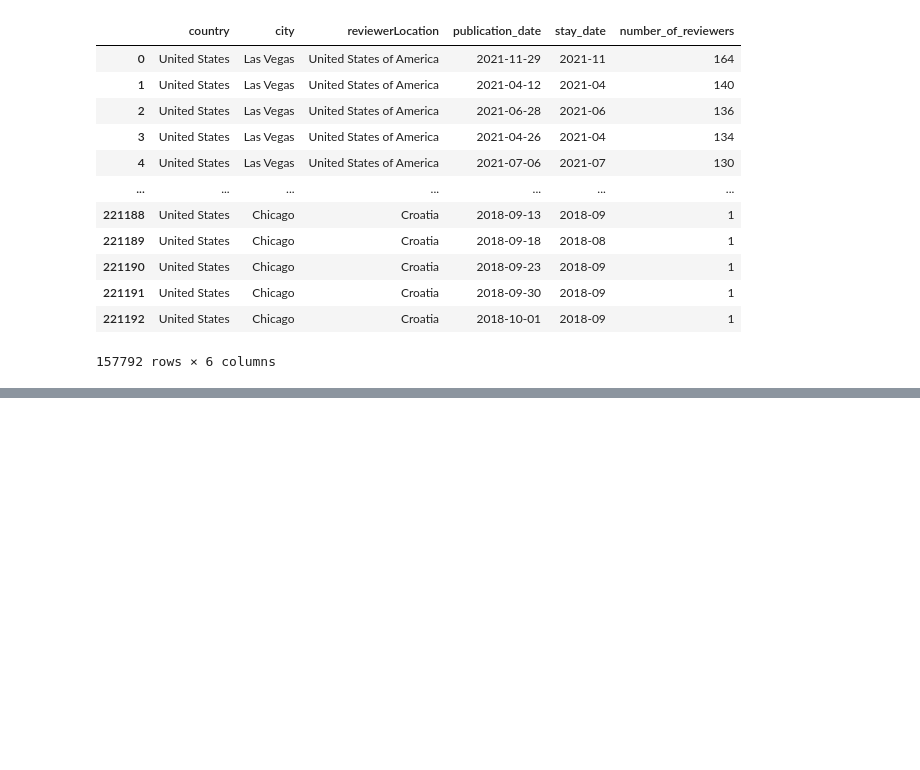
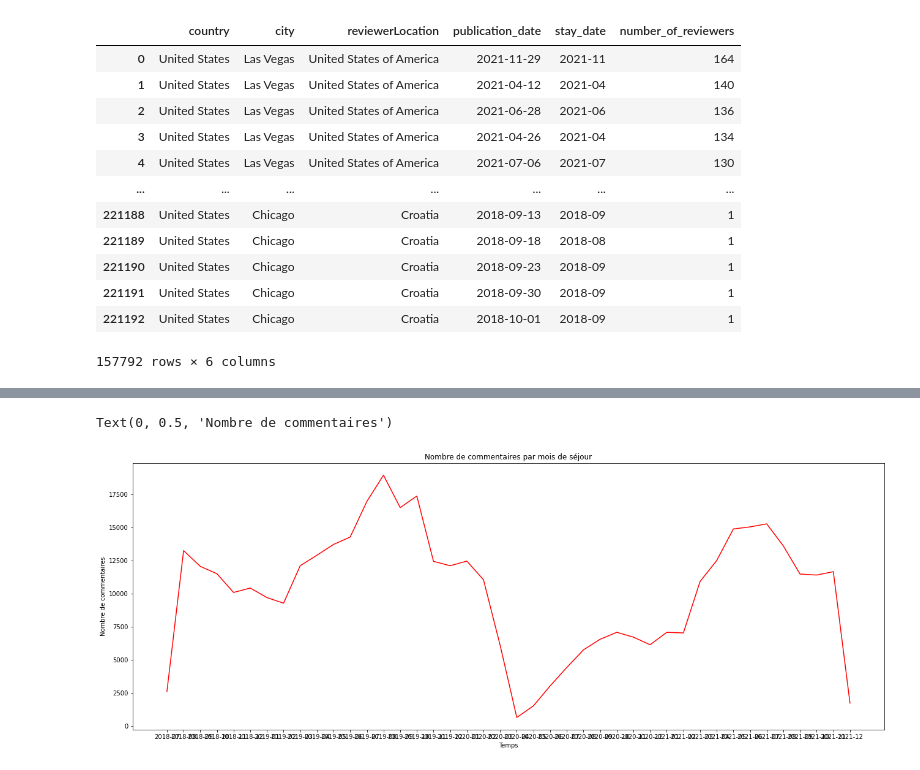
Before and after one commit to julienowack/stat_app, a Jupyter notebook: exploration des bdd.ipynb, the cells around one changed output, grey strips where cells are left out. Saved outputs shown, nothing was run; the diff lists cells and outputs as text; code cells hidden in the pictures; blank space fills up the shorter version.

```diff
--- a/exploration des bdd.ipynb
+++ b/exploration des bdd.ipynb
@@ -628,0 +650,13 @@ df_reviews_usa
+# %%
+df_reviews_US_temps = df_reviews_usa.groupby("stay_date", as_index=False).sum()
+x = df_reviews_US_temps["stay_date"]
+y = df_reviews_US_temps["number_of_reviewers"]
+fig = plt.figure(1, figsize=(22, 8))
+plt.plot(x, y, color="red")
+
+plt.title("Nombre de commentaires par mois de séjour")
+plt.xlabel('Temps')
+plt.ylabel("Nombre de commentaires")
+# %% [output]
+Text(0, 0.5, 'Nombre de commentaires')
+[figure, added]
```
Also changed, not shown: parts of 2 cells of this notebook.
